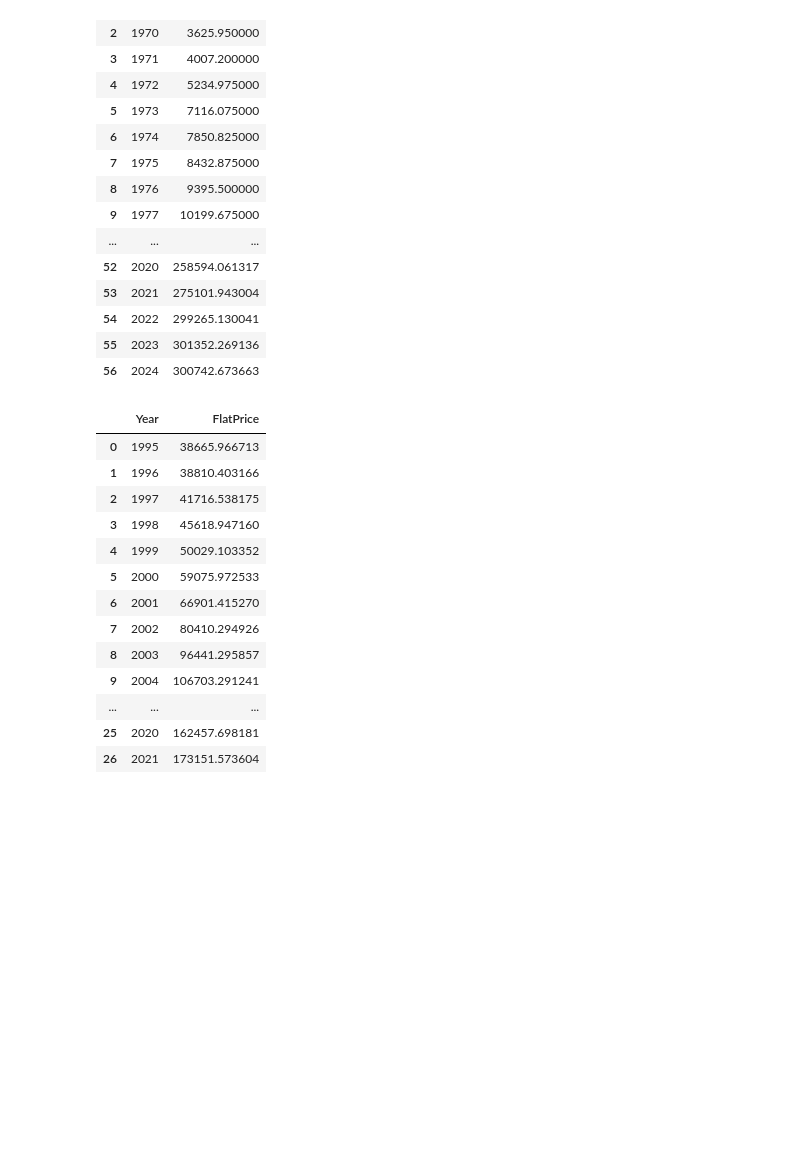
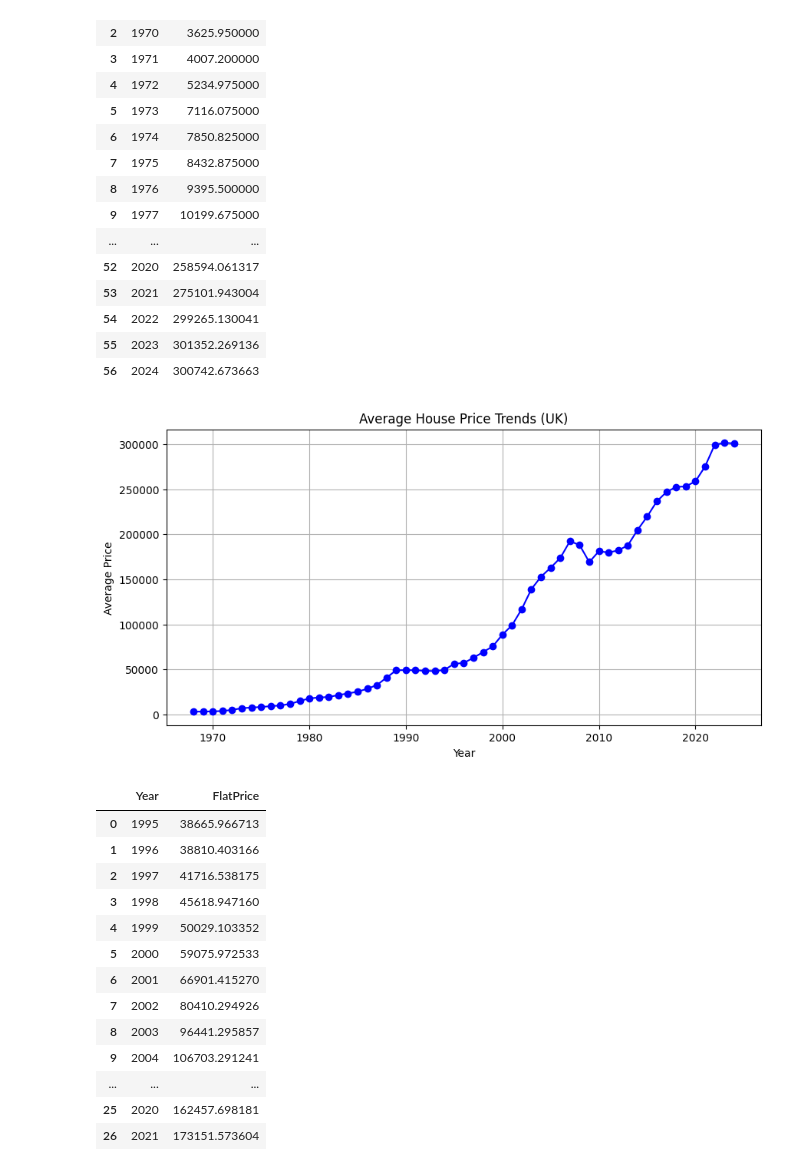
Before and after one commit to sjmabs/EDA, a Jupyter notebook: notebooks/eda.ipynb, the cells around one changed output. Drawn from its saved outputs; the diff is of its cells as text; code cells hidden in the pictures; blank space fills up the shorter version.

Commit message:
created some visualisations using matplotlib

```diff
--- a/notebooks/eda.ipynb
+++ b/notebooks/eda.ipynb
@@ -85,6 +85,20 @@ yearly_avg_price
 | 54 | 2022 | 299265.130041 |
 | 55 | 2023 | 301352.269136 |
 | 56 | 2024 | 300742.673663 |
+# %%
+# line chart showing average price over time
+import matplotlib.pyplot as plt
+
+plt.figure(figsize=(10, 5))
+plt.plot(yearly_avg_price["Year"], yearly_avg_price["AveragePrice"], marker='o', linestyle='-', color='b')
+
+plt.xlabel("Year")
+plt.ylabel("Average Price")
+plt.title('Average House Price Trends (UK)')
+plt.grid(True)
+plt.show()
+# %% [output]
+[figure, added]
 # %%
 # average flat price removing years that have no flat price data
 yearly_avg_flat_price = df.groupby("Year")["FlatPrice"].mean().dropna().reset_index()
```
Also changed, not shown: parts of 5 cells of this notebook, 1 other file.
